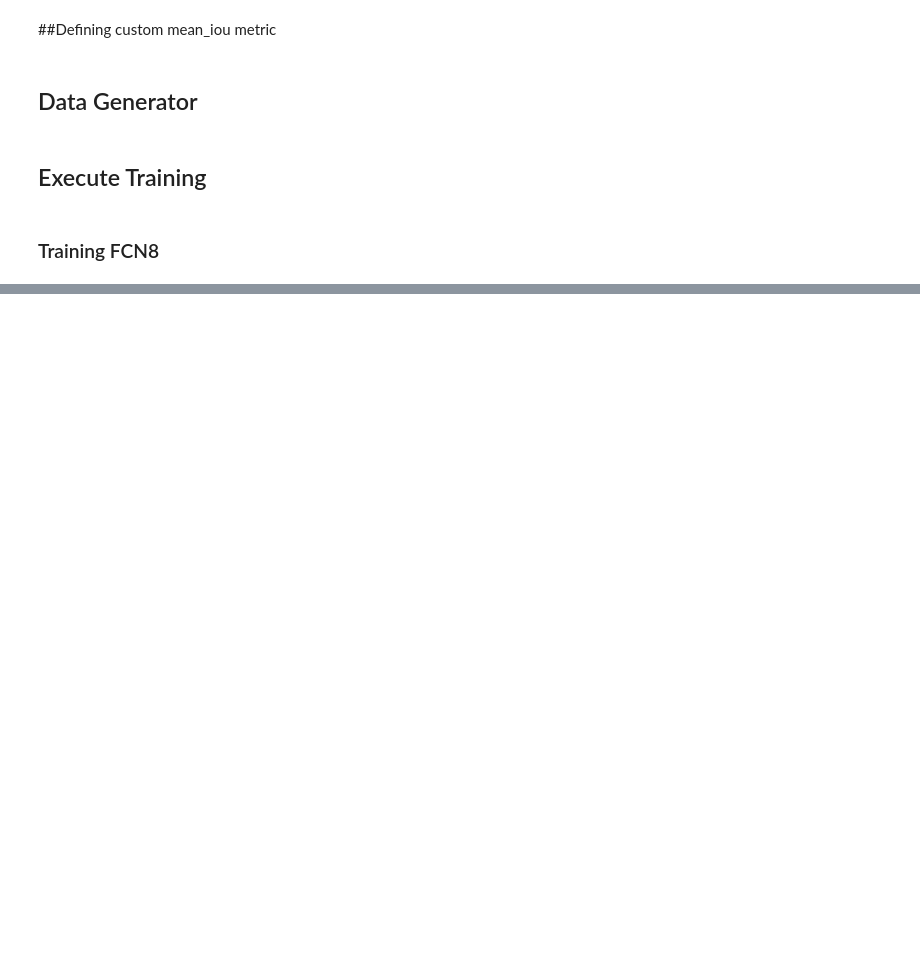
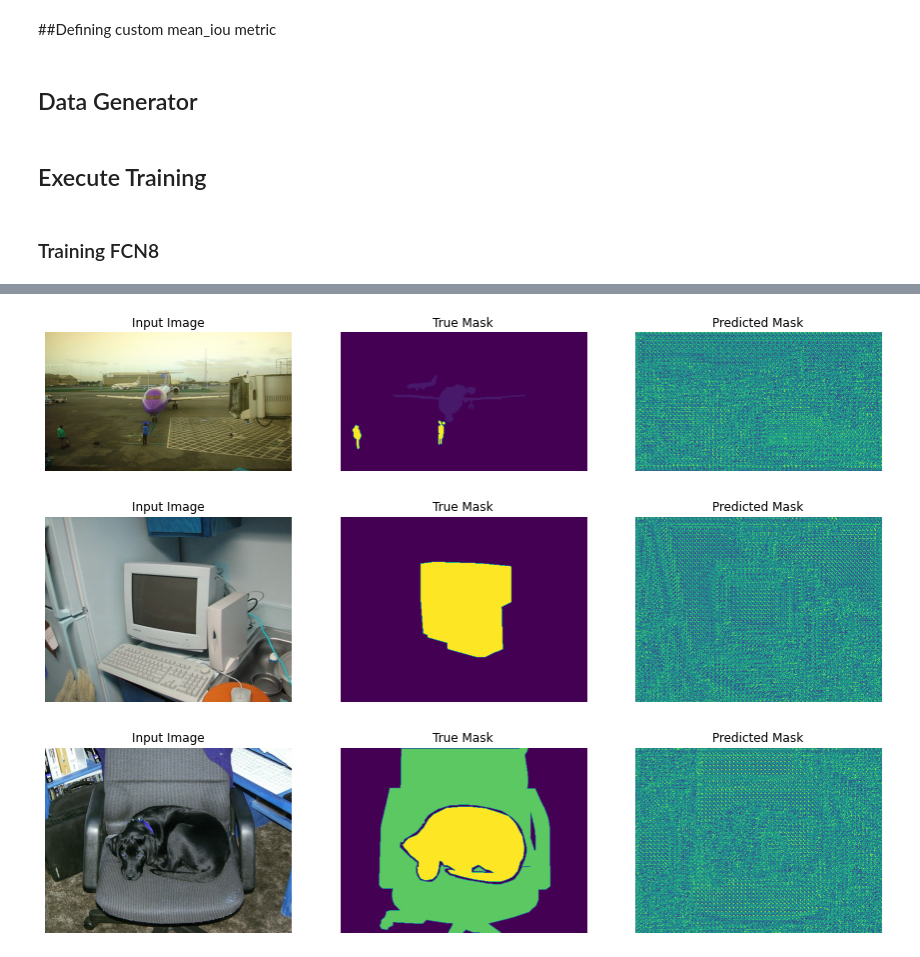
Before and after one commit to giacomogreggio/computer-vision-project, a Jupyter notebook: VGG_FCN8_with_variable_size.ipynb, the cells around one changed output, grey strips where cells are left out. Cells and saved outputs as stored; diff of their text form; code cells hidden in the pictures; blank space fills up the shorter version.

```diff
--- a/VGG_FCN8_with_variable_size.ipynb
+++ b/VGG_FCN8_with_variable_size.ipynb
@@ -352,0 +363,3 @@ tf.keras.utils.plot_model(model, show_shapes=True)
+# %%
+if "fcn8_best_model_weights.h5" in os.listdir("/content/drive/My Drive/VOC"):
+  fcn8_model.load_weights("/content/drive/My Drive/VOC/checkpoints/fcn8_best_model_weights.h5")
@@ -353,3 +375,9 @@ tf.keras.utils.plot_model(model, show_shapes=True)
+# %%
+show_predictions(fcn8_model,3)
+# %% [output]
+[figure, added]
+[figure, added]
+[figure, added]
 # %%
 generator_train = DataGenerator(TRAIN_FILE_NAMES, image_path=IMAGE_PATH, mask_path=MASK_PATH,
                           to_fit=True, batch_size=BATCH_SIZE,shuffle=True)
```
Also changed, not shown: parts of 23 cells of this notebook.
